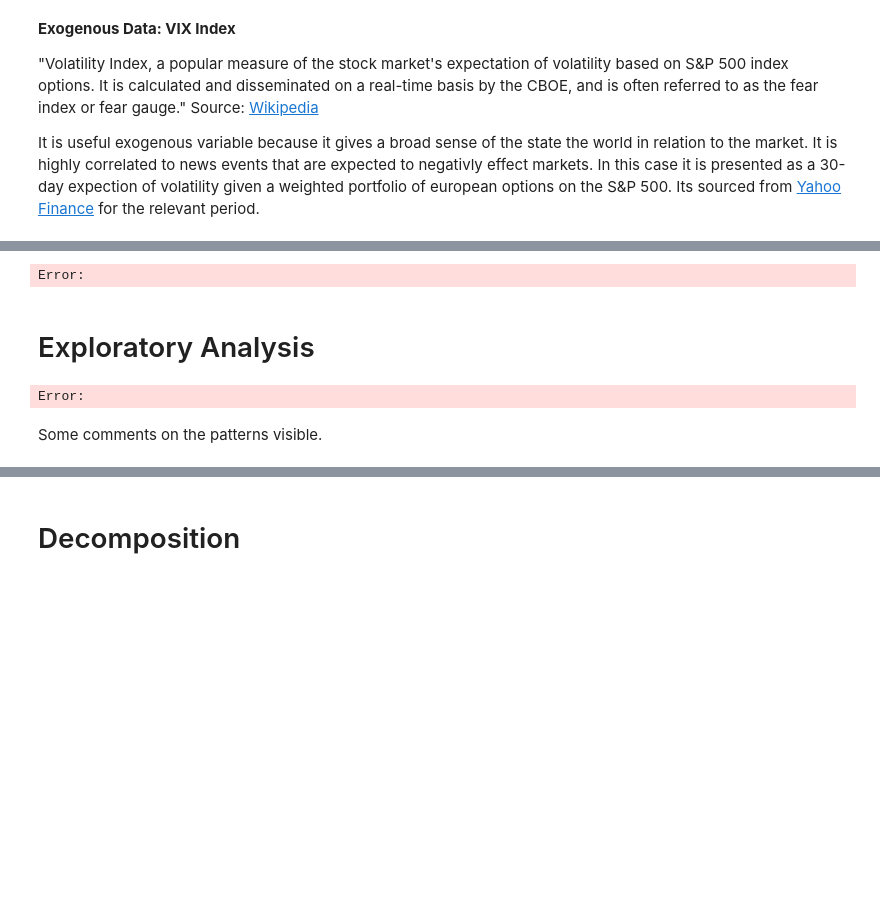
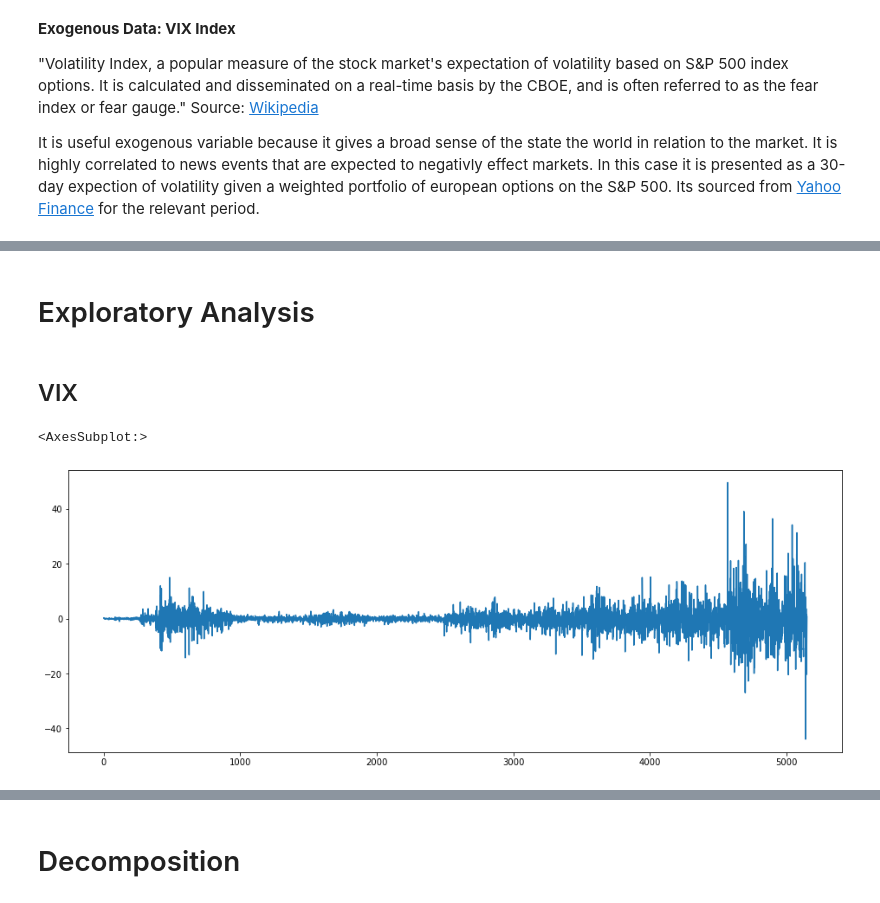
Before and after one commit to benisrael29/DATA2001, a Jupyter notebook: main/assingments/A3/A3.ipynb, the cells around one changed output, grey strips where cells are left out. Cells and saved outputs as stored; diff of their text form; code cells hidden in the pictures; blank space fills up the shorter version.

```diff
--- a/main/assingments/A3/A3.ipynb
+++ b/main/assingments/A3/A3.ipynb
@@ -5,9 +16,10 @@
 # %%
 import pandas as pd
 import numpy as np
+import matplotlib.pyplot as plt
 
-# Read the data
-df = pd.read_csv("amzn.us.csv")
+# Read the data from remote link
+df = pd.read_csv("https://raw.githubusercontent.com/benisrael29/data-sets/main/amzn.csv")
 df['Date'] = pd.to_datetime(df['Date'], format='%Y-%m-%d')
 
 # Display the first 5 rows
@@ -25,6 +42,6 @@ Error:
 
 It is useful exogenous variable because it gives a broad sense of the state the world in relation to the market. It is highly correlated to news events that are expected to negativly effect markets. In this case it is presented as a 30-day expection of volatility given a weighted portfolio of european options on the S&P 500. Its sourced from  [Yahoo Finance](https://finance.yahoo.com/quote/%5EVIX?p=%5EVIX) for the relevant period.
 # %%
-vix = pd.read_csv('VIX.csv')
+vix = pd.read_csv('https://raw.githubusercontent.com/benisrael29/data-sets/main/VIX.csv')
 vix.head(5)
 # %% [output]
@@ -34,25 +56,14 @@ Error:
 vix=vix['Close']
 vix = vix.rename('VIXClose')
 df['VIX Close']= vix
-# %% [output]
-Error:
 # %% [markdown]
 # Exploratory Analysis
-# %%
-import seaborn as sns
-from datetime import datetime, date
-
-#plotting the data
-f, ax = plt.subplots(nrows=7, ncols=1, figsize=(15, 25))
-
-for i, column in enumerate(df.drop('Date', axis=1).columns):
-    sns.lineplot(x=df['Date'], y=df[column].fillna(method='ffill'), ax=ax[i], color='dodgerblue')
-    ax[i].set_title('{}'.format(column), fontsize=14)
-    ax[i].set_ylabel(ylabel=column, fontsize=14)
-    ax[i].set_xlabel('')
-
-    ax[i].set_xlim([date(1997, 5, 16), date(2017, 11, 9)])
-# %% [output]
-Error:
-# %% [markdown]
-Some comments on the patterns visible.
+# %% [markdown]
+## VIX
+# %%
+# Plot the differance be between open and close prices
+df['Open-Close'] = df.Open - df.Close
+df['Open-Close'].plot(figsize=(16,6))
+# %% [output]
+<AxesSubplot:>
+[figure, added]
```
Also changed, not shown: parts of 97 cells of this notebook.
